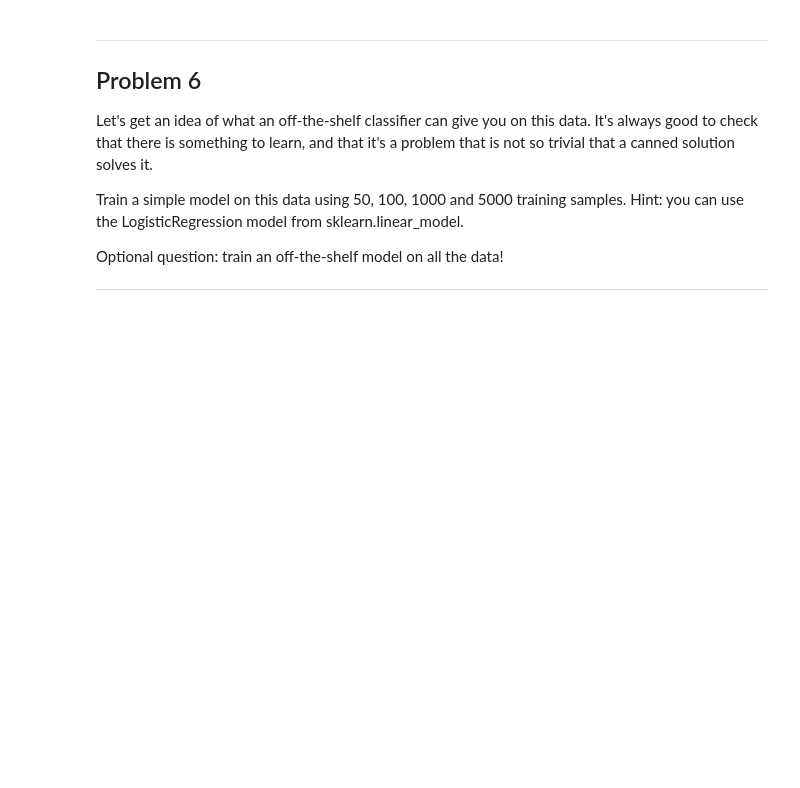
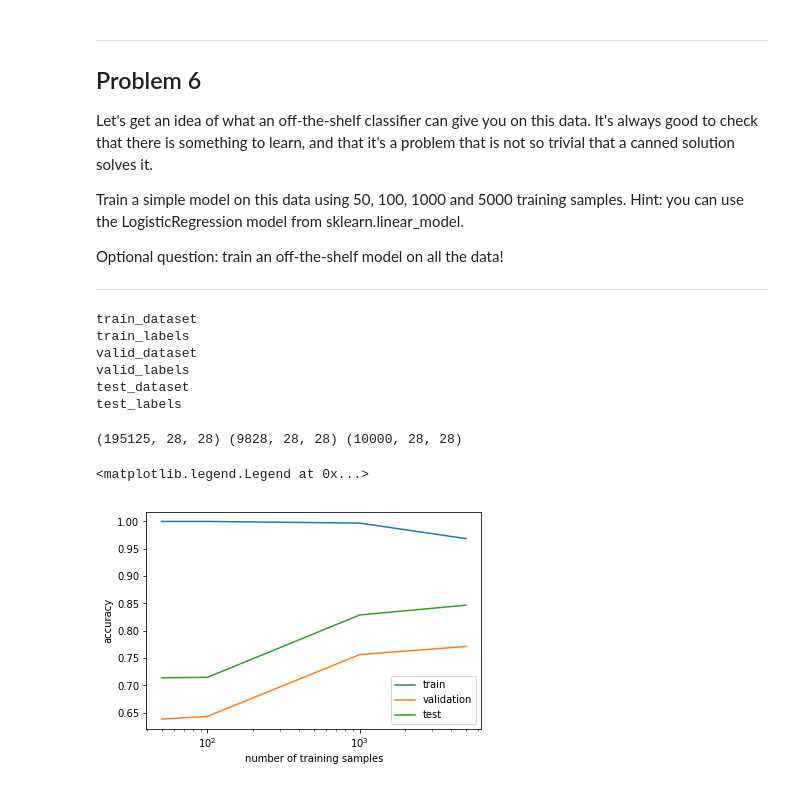
Before and after one commit to SummitKwan/Udacity_DeepLearning, a Jupyter notebook: 1_notmnist.ipynb, the cells around one changed output. Drawn from its saved outputs; the diff is of its cells as text; code cells hidden in the pictures; blank space fills up the shorter version.

```diff
--- a/1_notmnist.ipynb
+++ b/1_notmnist.ipynb
@@ -439,3 +465,77 @@ Train a simple model on this data using 50, 100, 1000 and 5000 training samples.
 Optional question: train an off-the-shelf model on all the data!
 
 ---
+# %%
+pickle_file = os.path.join(data_root, 'notMNIST_clean.pickle')
+
+with open(pickle_file, 'rb') as f:
+    data = pickle.load(f)
+
+
+# unpack data
+for key in data:
+    print(key)
+    exec('{}=data["{}"]'.format(key, key))
+# %% [output]
+train_dataset
+train_labels
+valid_dataset
+valid_labels
+test_dataset
+test_labels
+# %%
+print(train_dataset.shape, valid_dataset.shape, test_dataset.shape)
+
+def flatten_data(dataset):
+    """ function to reshape dataset for going into classifier """
+    N, Mr, Mc = dataset.shape
+    return np.reshape(dataset, [N, Mr*Mc])
+
+def restore_data(dataset_flatten, Mr=None):
+    """ function to reshape dataset for back to image shape """
+    N, MrMc = dataset_flatten.shape
+    if Mr is None:
+        Mr = int(np.sqrt(MrMc))
+    return np.reshape(dataset_flatten, [N, Mr, Mc])
+# %% [output]
+(195125, 28, 28) (9828, 28, 28) (10000, 28, 28)
+# %%
+C_reg = 1.0
+lr = LogisticRegression(solver='lbfgs', multi_class='multinomial', C=C_reg)
+list_num_sample = [50, 100, 1000, 5000]
+
+def cal_score(num_sample=50):
+    data_train_flat = flatten_data(train_dataset)
+    data_valid_flat = flatten_data(valid_dataset)
+    data_test_flat  = flatten_data(test_dataset)
+
+    lr.fit( data_train_flat[:num_sample], train_labels[:num_sample])
+    score_train = lr.score( data_train_flat[:num_sample], train_labels[:num_sample] )
+    score_valid = lr.score( data_valid_flat, valid_labels)
+    score_test  = lr.score( data_test_flat,  test_labels)
+
+    # print('train_score = {}'.format(score_train))
+    # print('valid_score = {}'.format(score_valid))
+    # print('test_score = {}'.format(score_test))
+
+    return score_train, score_valid, score_test
+
+list_score_train = []
+list_score_valid = []
+list_score_test  = []
+for num_sample in list_num_sample:
+    score_train, score_valid, score_test = cal_score(num_sample=num_sample)
+    list_score_train.append(score_train)
+    list_score_valid.append(score_valid)
+    list_score_test.append(score_test)
+
+plt.plot(list_num_sample, list_score_train)
+plt.plot(list_num_sample, list_score_valid)
+plt.plot(list_num_sample, list_score_test)
+plt.gca().set_xscale('log')
+plt.xlabel('number of training samples')
+plt.ylabel('accuracy')
+plt.legend(['train', 'validation', 'test'])
+# %% [output]
+<matplotlib.legend.Legend at 0x...>
+[figure, added]
```
Also changed, not shown: parts of 3 cells of this notebook, 1 other file.
